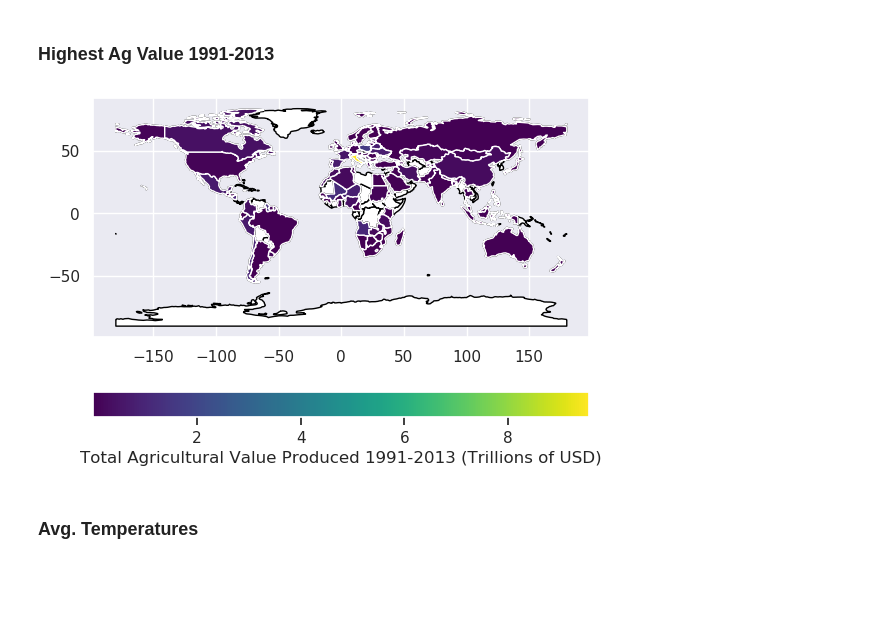
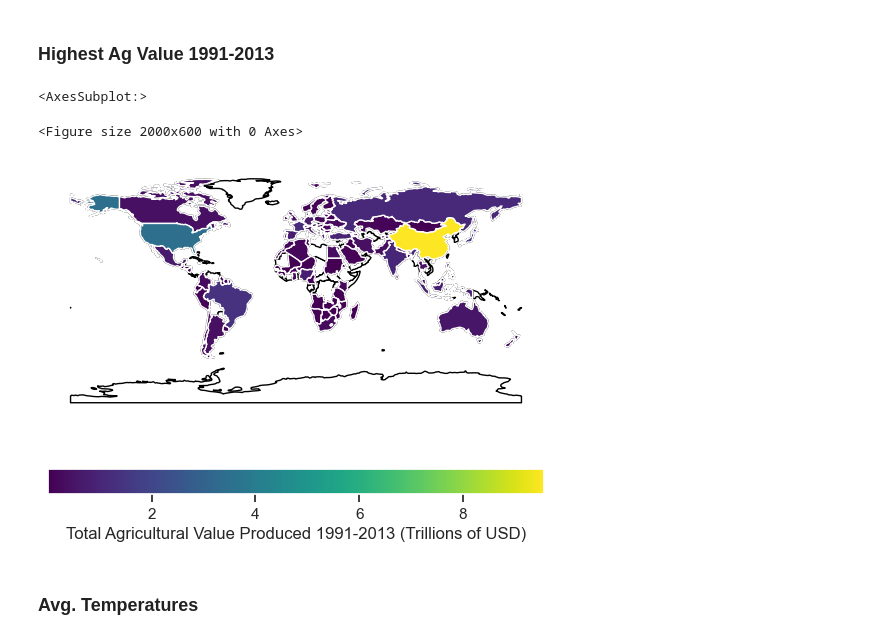
Before and after one commit to hunterblum/CloudFinal-Team1, a Jupyter notebook: PresentationPlots/PresentationPlots.ipynb, the cells around one changed output. Drawn from its saved outputs; the diff is of its cells as text; code cells hidden in the pictures; blank space fills up the shorter version.

Commit message:
presentation plotting

```diff
--- a/PresentationPlots/PresentationPlots.ipynb
+++ b/PresentationPlots/PresentationPlots.ipynb
@@ -237,35 +263,32 @@ for (old, new) in zip(world_country, df_country):
 # %%
-val_country = df_clean.groupby(by="area")["total_value_usd"].sum()
-
+val_country = df_clean.total_value_usd.groupby(df['area']).sum().reset_index()
 countries = df_clean['area'].unique()
 countries = pd.Series(countries)
 
 geos = world2[['name', 'geometry']]
 geos
 
-val_country = pd.DataFrame(list(zip(countries, val_country)),
-                           columns=['country', 'value'])
-
-val_country = pd.merge(val_country, geos, how="inner", left_on=['country'], right_on=['name'])
+val_country = pd.merge(val_country, geos, how="inner", left_on=['area'], right_on=['name'])
 val_country = val_country.drop(['name'], axis=1)
-
-
 gdf_value = geopandas.GeoDataFrame(
     val_country, geometry = val_country.geometry
 )
 # %%
-gdf_value['value'] = gdf_value[['value']]/1_000_000_000_000
+gdf_value['total_value_usd'] = gdf_value[['total_value_usd']]/1_000_000_000_000
 # %%
 %%capture --no-display
 
+plt.figure(figsize = (20,6))
 base = world.plot(color = "white", edgecolor = 'black')
+base.set_axis_off()
 
-gdf_value.plot(ax = base, column = "value",legend = True, cmap = "viridis",
+gdf_value.plot(ax = base, column = "total_value_usd",legend = True, cmap = "viridis",
                legend_kwds={'label': "Total Agricultural Value Produced 1991-2013 (Trillions of USD)",
                             'orientation':"horizontal"})
-plt.show()
 # %% [output]
+<AxesSubplot:>
+<Figure size 2000x600 with 0 Axes>
-[figure, old version]
+[figure, new version]
 # %% [markdown]
 ### Avg. Temperatures
 # %%
```
Also changed, not shown: parts of 26 cells of this notebook, 1 other file.
